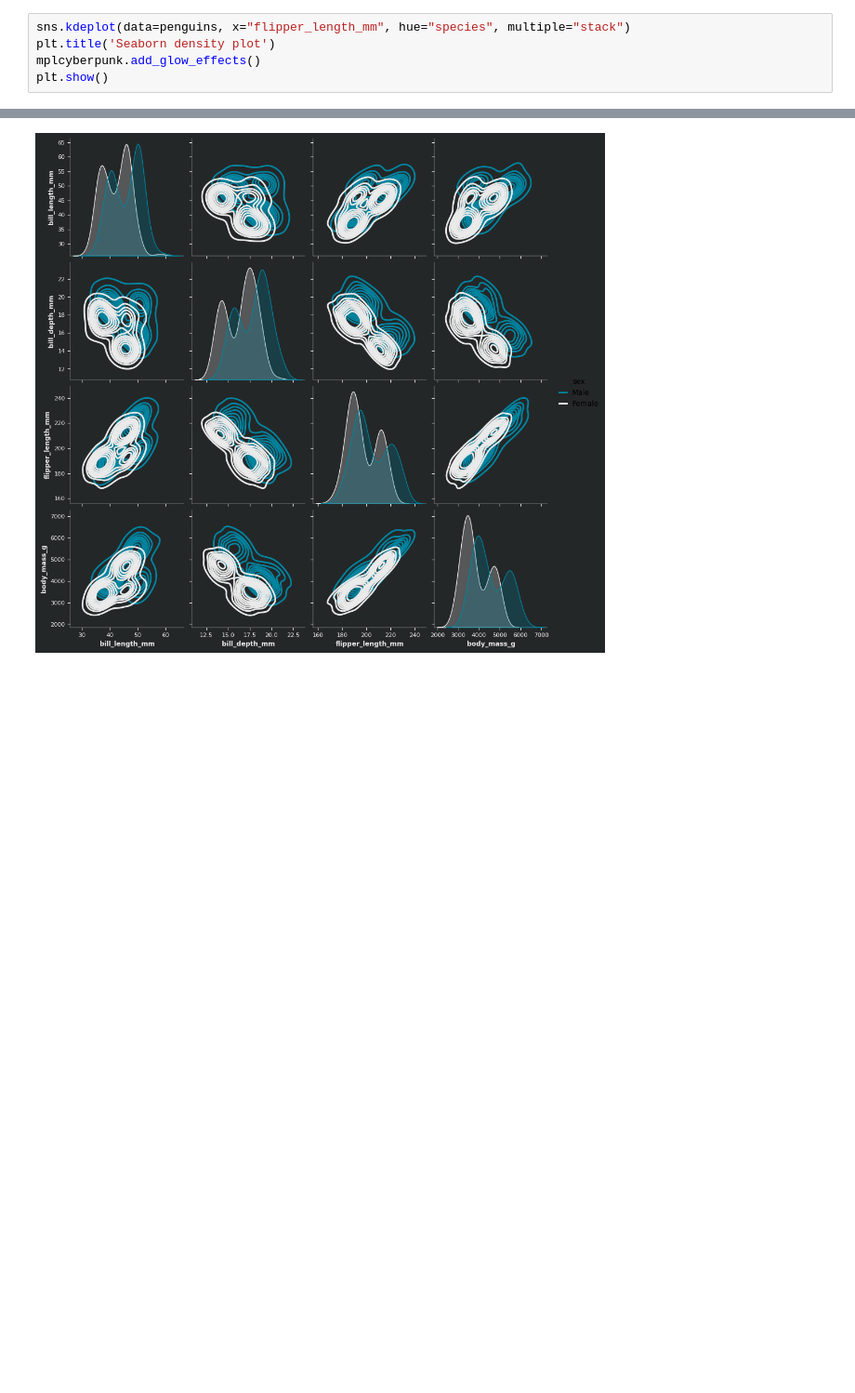
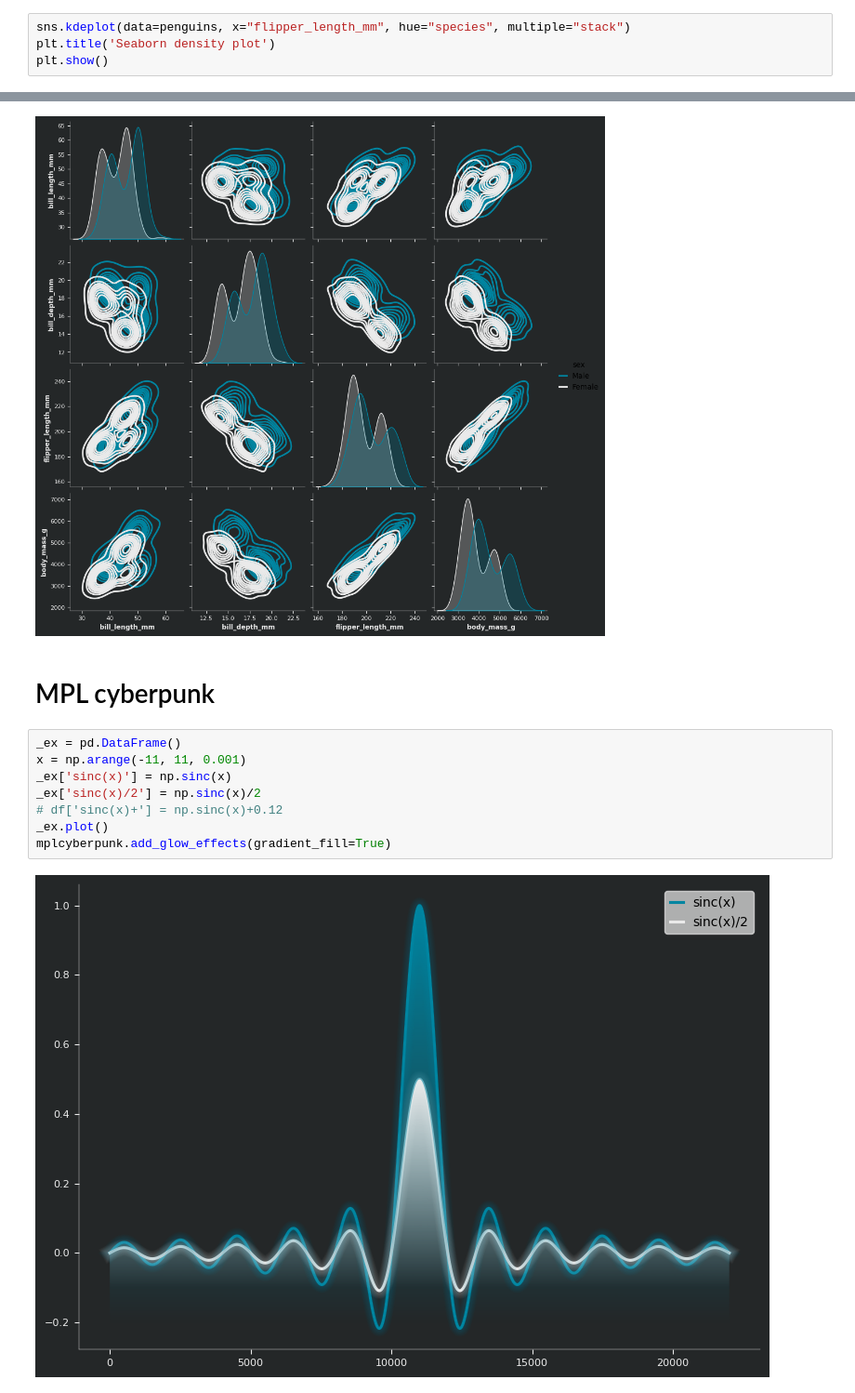
Before and after one commit to carminemnc/utils, a Jupyter notebook: style.ipynb, the cells around one changed output, grey strips where cells are left out. Shown at 93% size. Saved outputs shown, nothing was run; the diff lists cells and outputs as text; blank space fills up the shorter version.

Commit message:
mpl cyberpunk

```diff
--- a/style.ipynb
+++ b/style.ipynb
@@ -59,7 +61,6 @@ plt.show()
 # %%
 sns.kdeplot(data=penguins, x="flipper_length_mm", hue="species", multiple="stack")
 plt.title('Seaborn density plot')
-mplcyberpunk.add_glow_effects()
 plt.show()
 # %% [output]
 [figure]
@@ -89,3 +90,15 @@ sns.pairplot(data=penguins,hue='sex',kind='kde')
 plt.show()
 # %% [output]
 [figure]
+# %% [markdown]
+# MPL cyberpunk
+# %%
+_ex = pd.DataFrame()
+x = np.arange(-11, 11, 0.001)
+_ex['sinc(x)'] = np.sinc(x)
+_ex['sinc(x)/2'] = np.sinc(x)/2
+# df['sinc(x)+'] = np.sinc(x)+0.12
+_ex.plot()
+mplcyberpunk.add_glow_effects(gradient_fill=True)
+# %% [output]
+[figure, added]
```
Also changed, not shown: parts of 3 cells of this notebook.
